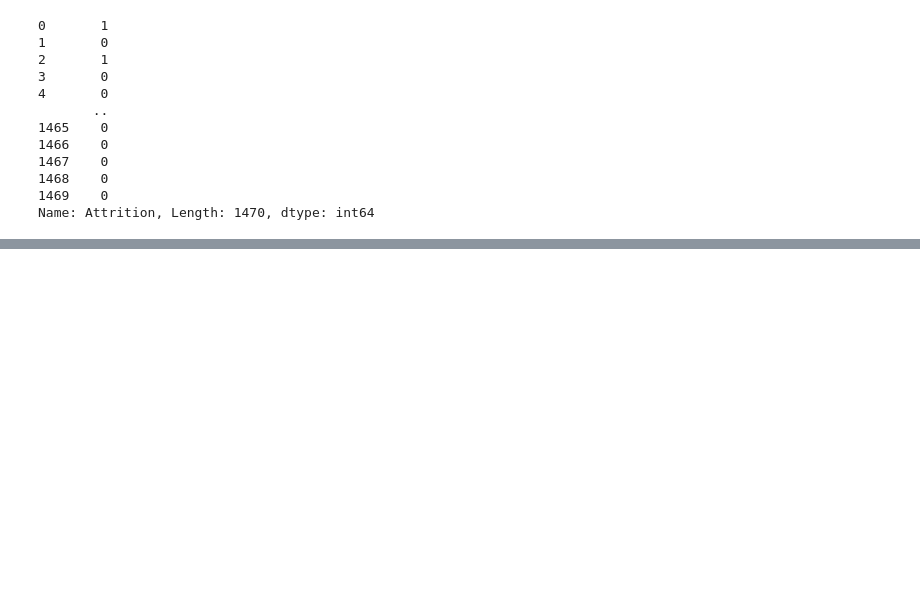
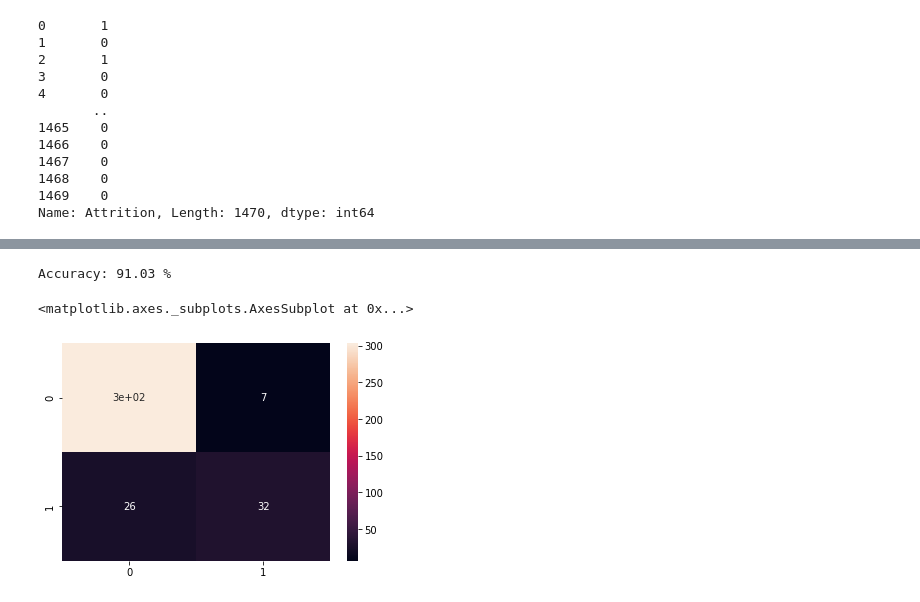
Before and after one commit to anthonymelchor/Data-Science, a Jupyter notebook: Human Resources/Human Resources.ipynb, the cells around one changed output, grey strips where cells are left out. Cells and saved outputs as stored; diff of their text form; code cells hidden in the pictures; blank space fills up the shorter version.

```diff
--- a/Human Resources/Human Resources.ipynb
+++ b/Human Resources/Human Resources.ipynb
@@ -419,0 +422,5 @@ Name: Attrition, Length: 1470, dtype: int64
+# %%
+# Se definen datos de validación y entrenamiento
+
+from sklearn.model_selection import train_test_split
+X_train, X_test, y_train, y_test = train_test_split(X, y, test_size = 0.25)
@@ -419,0 +437,11 @@ Name: Attrition, Length: 1470, dtype: int64
+# %%
+# Se define un modelo de Regresión Logistica y se realiza el entrenamiento
+# del mismo
+
+from sklearn.linear_model import LogisticRegression
+from sklearn.metrics import accuracy_score
+
+model = LogisticRegression()
+model.fit(X_train, y_train)
+
+y_pred = model.predict(X_test)
@@ -419,0 +470,15 @@ Name: Attrition, Length: 1470, dtype: int64
+# %%
+# Se calcula la precisión para el modelo de regresión logistica
+from sklearn.metrics import confusion_matrix, classification_report
+
+print(f"Accuracy: {100*accuracy_score(y_pred, y_test):.2f} %")
+# %% [output]
+Accuracy: 91.03 %
+# %%
+# Se visualiza la matriz de confusión
+
+cm = confusion_matrix( y_test, y_pred)
+sns.heatmap(cm, annot=True)
+# %% [output]
+<matplotlib.axes._subplots.AxesSubplot at 0x...>
+[figure, added]
```
Also changed, not shown: parts of 23 cells of this notebook.
